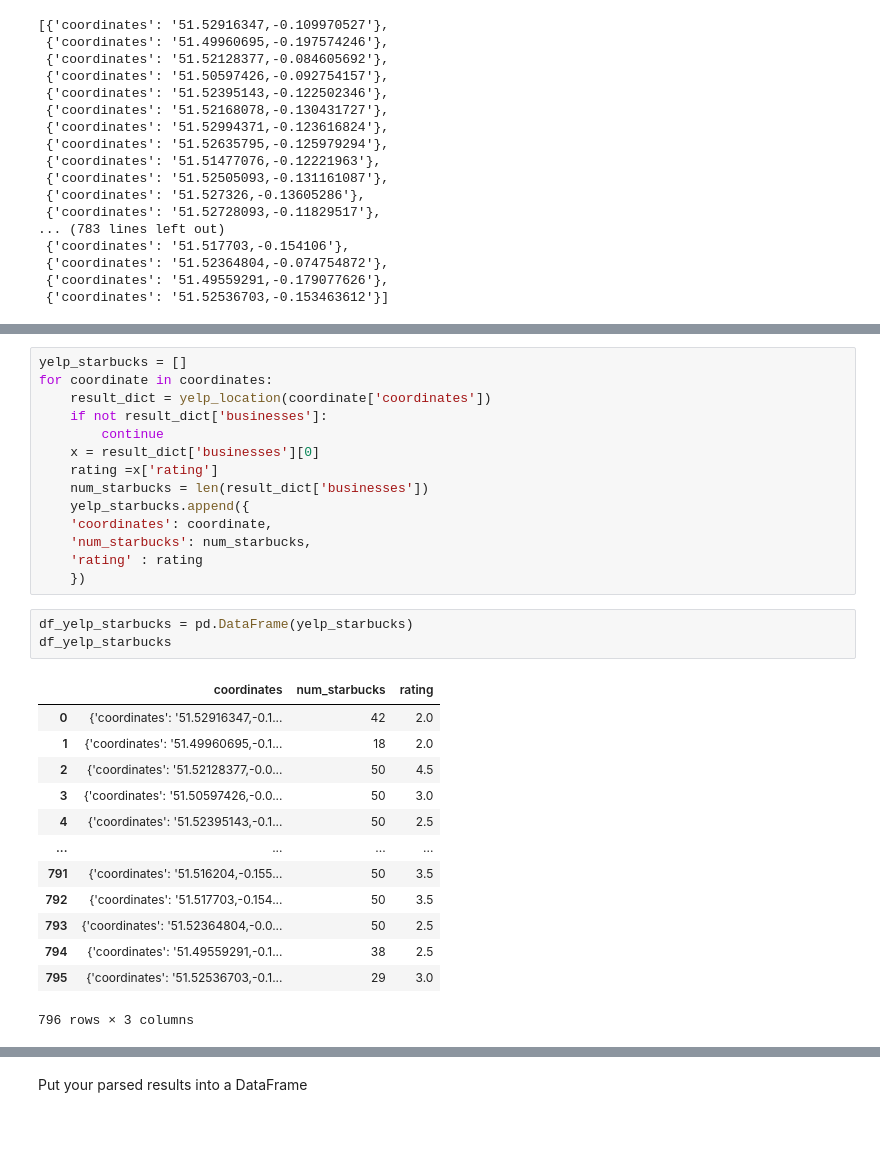
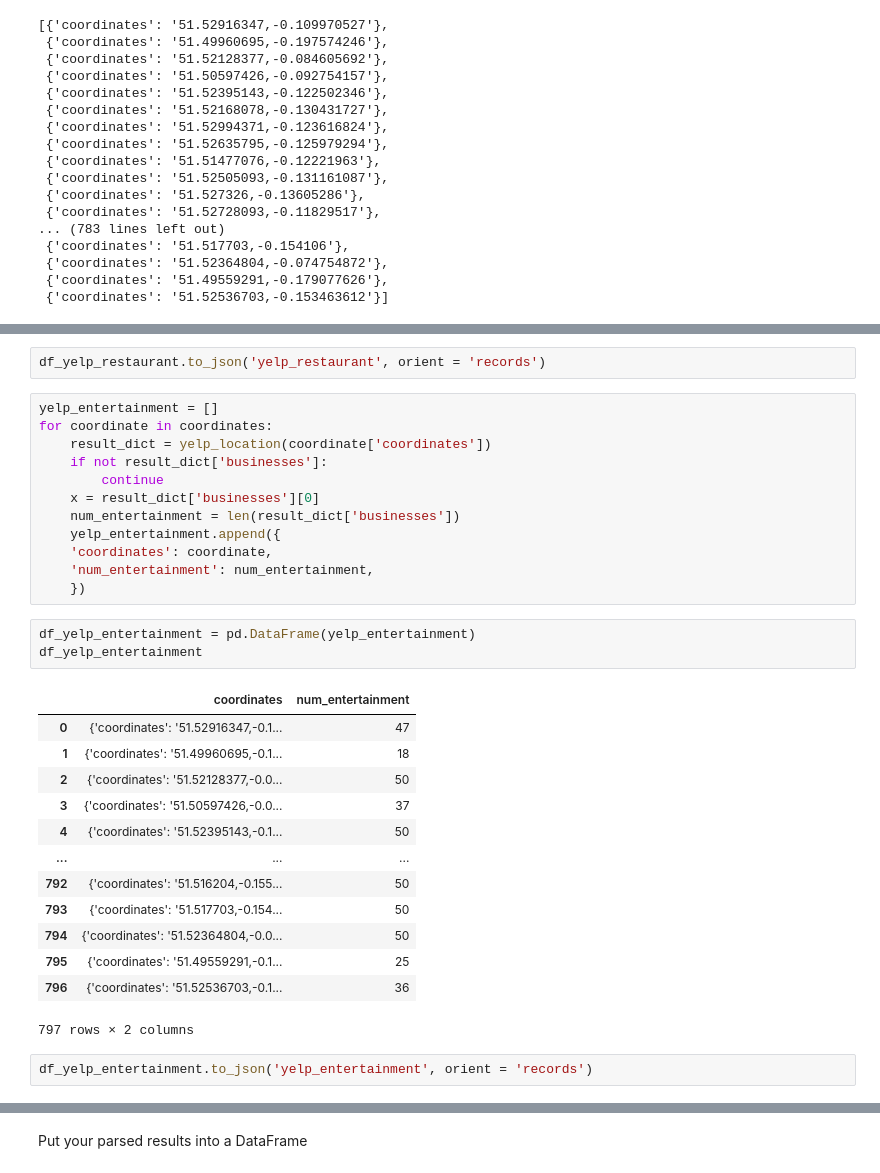
Before and after one commit to aweng57/Statistical-Modelling-Project, a Jupyter notebook: notebooks/yelp_foursquare_EDA.ipynb, the cells around one changed output, grey strips where cells are left out. Saved outputs shown, nothing was run; the diff lists cells and outputs as text; blank space fills up the shorter version.

```diff
--- a/notebooks/yelp_foursquare_EDA.ipynb
+++ b/notebooks/yelp_foursquare_EDA.ipynb
@@ -281,31 +260,33 @@ df_yelp_restaurant
+# %%
+df_yelp_restaurant.to_json('yelp_restaurant', orient = 'records')
 # %%
-yelp_starbucks = []
+yelp_entertainment = []
 for coordinate in coordinates:
     result_dict = yelp_location(coordinate['coordinates'])
     if not result_dict['businesses']:
         continue
     x = result_dict['businesses'][0]
-    rating =x['rating']
-    num_starbucks = len(result_dict['businesses'])
-    yelp_starbucks.append({
+    num_entertainment = len(result_dict['businesses'])
+    yelp_entertainment.append({
     'coordinates': coordinate,
-    'num_starbucks': num_starbucks,
-    'rating' : rating
+    'num_entertainment': num_entertainment,
     })
-# %%
-df_yelp_starbucks = pd.DataFrame(yelp_starbucks)
-df_yelp_starbucks
-# %% [output]
-|  | coordinates | num_starbucks | rating |
-| 0 | {'coordinates': '51.52916347,-0.1... | 42 | 2.0 |
-| 1 | {'coordinates': '51.49960695,-0.1... | 18 | 2.0 |
-| 2 | {'coordinates': '51.52128377,-0.0... | 50 | 4.5 |
-| 3 | {'coordinates': '51.50597426,-0.0... | 50 | 3.0 |
-| 4 | {'coordinates': '51.52395143,-0.1... | 50 | 2.5 |
-| ... | ... | ... | ... |
-| 791 | {'coordinates': '51.516204,-0.155... | 50 | 3.5 |
-| 792 | {'coordinates': '51.517703,-0.154... | 50 | 3.5 |
-| 793 | {'coordinates': '51.52364804,-0.0... | 50 | 2.5 |
-| 794 | {'coordinates': '51.49559291,-0.1... | 38 | 2.5 |
-| 795 | {'coordinates': '51.52536703,-0.1... | 29 | 3.0 |
-796 rows × 3 columns
+# %%
+df_yelp_entertainment = pd.DataFrame(yelp_entertainment)
+df_yelp_entertainment
+# %% [output]
+|  | coordinates | num_entertainment |
+| 0 | {'coordinates': '51.52916347,-0.1... | 47 |
+| 1 | {'coordinates': '51.49960695,-0.1... | 18 |
+| 2 | {'coordinates': '51.52128377,-0.0... | 50 |
+| 3 | {'coordinates': '51.50597426,-0.0... | 37 |
+| 4 | {'coordinates': '51.52395143,-0.1... | 50 |
+| ... | ... | ... |
+| 792 | {'coordinates': '51.516204,-0.155... | 50 |
+| 793 | {'coordinates': '51.517703,-0.154... | 50 |
+| 794 | {'coordinates': '51.52364804,-0.0... | 50 |
+| 795 | {'coordinates': '51.49559291,-0.1... | 25 |
+| 796 | {'coordinates': '51.52536703,-0.1... | 36 |
+797 rows × 2 columns
+# %%
+df_yelp_entertainment.to_json('yelp_entertainment', orient = 'records')
```
Also changed, not shown: parts of 9 cells of this notebook, 8 other files.
